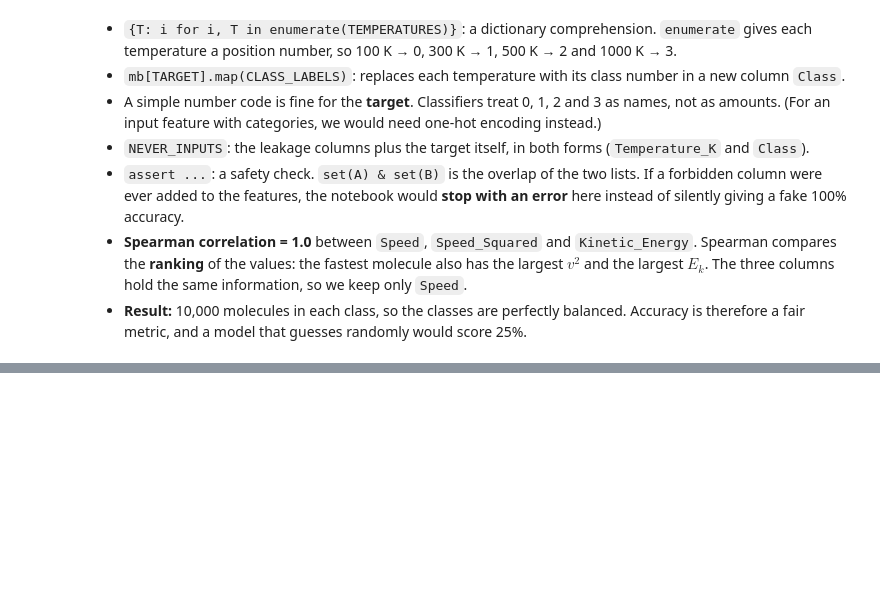
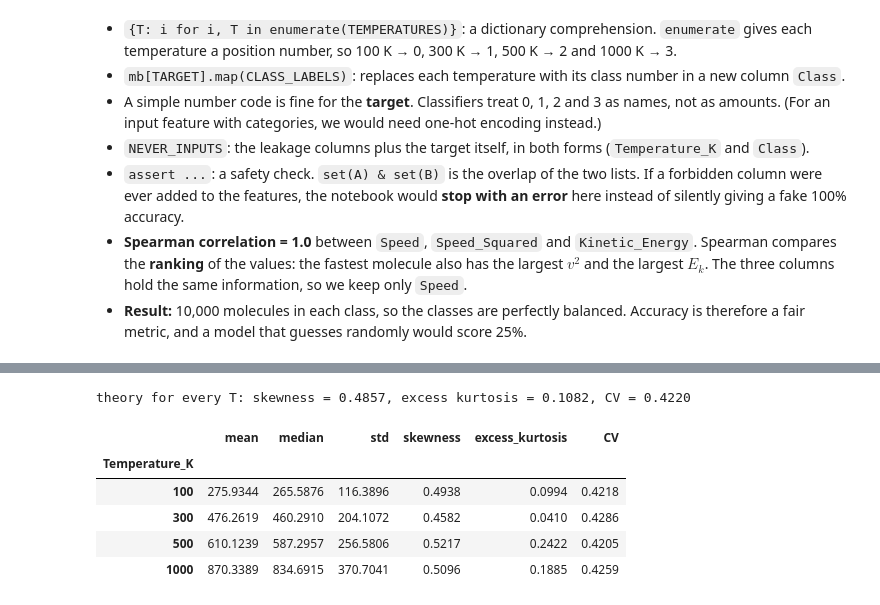
Before and after one commit to 2026023DataAnalysis/Strategy_thinking, a Jupyter notebook: Fluid Data Analytic.ipynb, the cells around one changed output, grey strips where cells are left out. Cells and saved outputs as stored; diff of their text form; code cells hidden in the pictures; blank space fills up the shorter version.

```diff
--- a/Fluid Data Analytic.ipynb
+++ b/Fluid Data Analytic.ipynb
@@ -672,0 +706,22 @@ Kinetic_Energy    1.0            1.0             1.0
+# %%
+desc = mb.groupby("Temperature_K")["Speed"].agg(
+    mean="mean",
+    median="median",
+    std="std",
+    skewness="skew",
+    excess_kurtosis=lambda v: v.kurt(),
+)
+desc["CV"] = desc["std"] / desc["mean"]
+
+d0 = stats.maxwell()   # standard shape (scale = 1); the shape numbers do not depend on scale
+print(f"theory for every T: skewness = {float(d0.stats(moments='s')):.4f}, "
+      f"excess kurtosis = {float(d0.stats(moments='k')):.4f}, CV = {d0.std() / d0.mean():.4f}\n")
+desc.round(4)
+# %% [output]
+theory for every T: skewness = 0.4857, excess kurtosis = 0.1082, CV = 0.4220
+|  | mean | median | std | skewness | excess_kurtosis | CV |
+| Temperature_K |  |  |  |  |  |  |
+| 100 | 275.9344 | 265.5876 | 116.3896 | 0.4938 | 0.0994 | 0.4218 |
+| 300 | 476.2619 | 460.2910 | 204.1072 | 0.4582 | 0.0410 | 0.4286 |
+| 500 | 610.1239 | 587.2957 | 256.5806 | 0.5217 | 0.2422 | 0.4205 |
+| 1000 | 870.3389 | 834.6915 | 370.7041 | 0.5096 | 0.1885 | 0.4259 |
```
Also changed, not shown: parts of 10 cells of this notebook, 1 other file.
